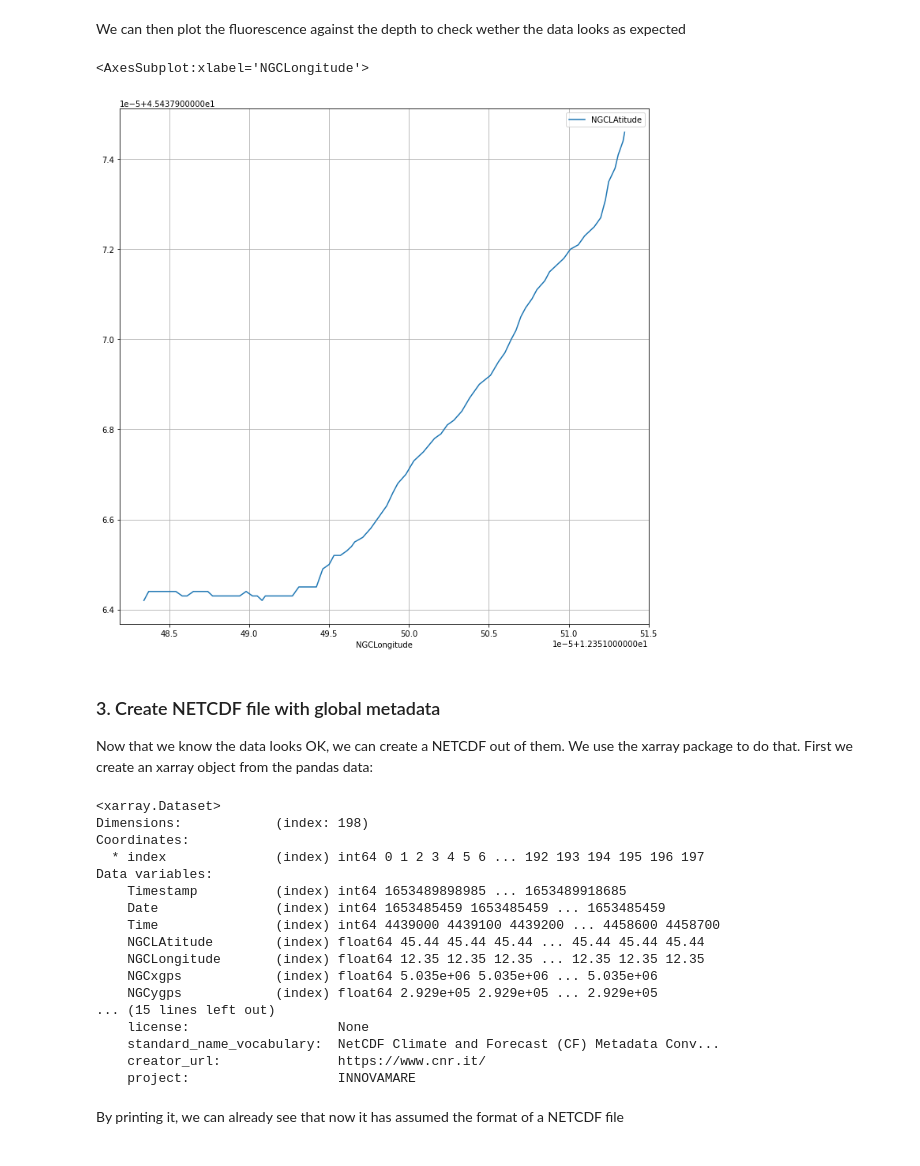
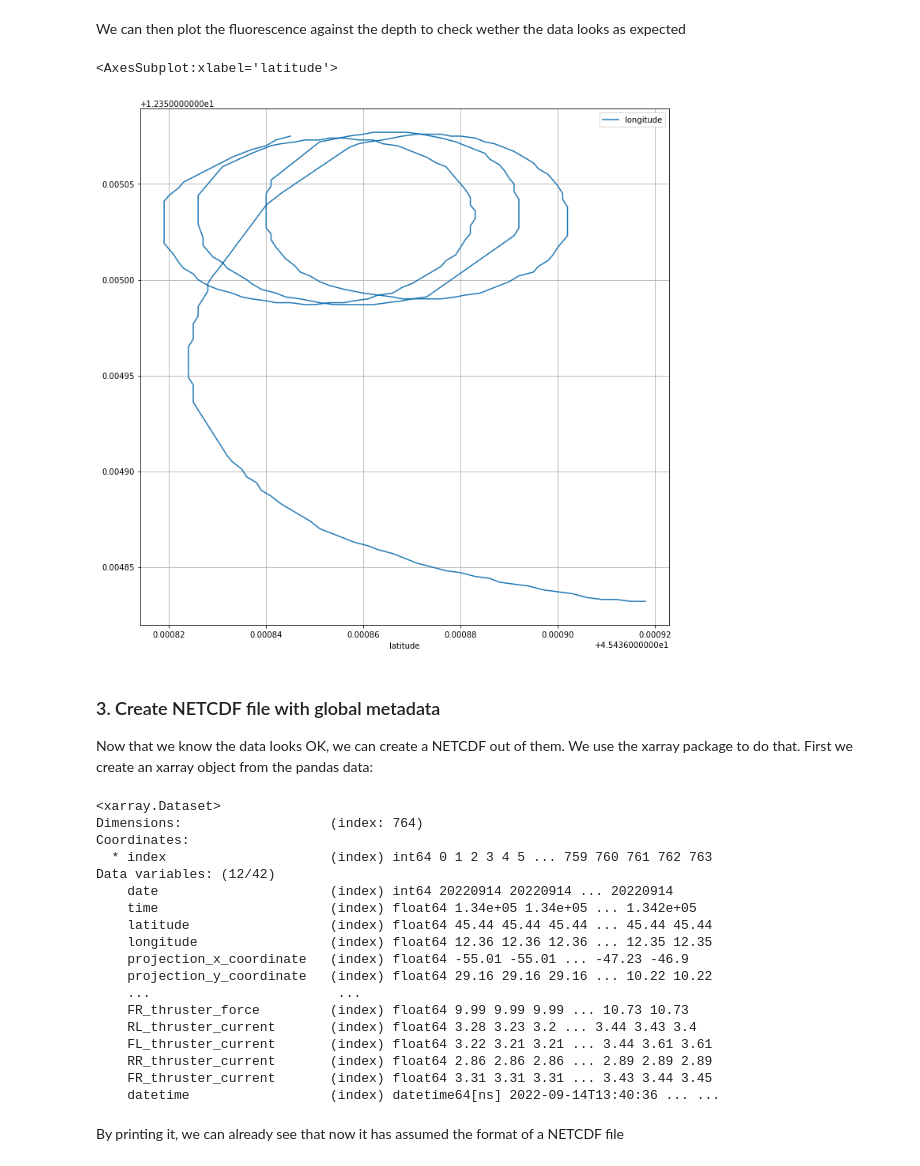
Before and after one commit to CorradoMotta/FAIR-Data-in-Marine-Robotics, a Jupyter notebook: netcdf_conventions.ipynb, the cells around one changed output. Saved outputs shown, nothing was run; the diff lists cells and outputs as text; code cells hidden in the pictures.

Commit message:
Updating global metadata generation Updates: * Adding auto fill of global metadata * Fixing and enanching generation of all metadata * Adding data folder

```diff
--- a/netcdf_conventions.ipynb
+++ b/netcdf_conventions.ipynb
@@ -168,0 +176,5 @@ data = data.droplevel(1, axis=1)
+# %%
+# join date and time
+data["datetime"] = data["date"].astype(str)+ " " + data["time"].astype(str)
+# create a datetime python object
+data["datetime"] = pd.to_datetime(data['datetime'], format='%yy%m%d %H%M%S.%s', infer_datetime_format=True)
@@ -179,10 +244,10 @@ Index(['Timestamp', 'Date', 'Time', 'NGCLAtitude', 'NGCLongitude', 'NGCxgps',
 # %% [markdown]
 We can then plot the fluorescence against the depth to check wether the data looks as expected
 # %%
-data.plot(x='NGCLongitude', y='NGCLAtitude', figsize=(12,12), grid = True)
+data.plot(x='latitude', y='longitude', figsize=(12,12), grid = True)
 # %% [output]
-<AxesSubplot:xlabel='NGCLongitude'>
+<AxesSubplot:xlabel='latitude'>
-[figure, old version]
+[figure, new version]
 # %% [markdown]
 ### 3. Create NETCDF file with global metadata <a class="anchor" id="create_nc"></a>
 Now that we know the data looks OK, we can create a NETCDF out of them. We use the xarray package to do that. First we create an xarray object from the pandas data:
@@ -192,22 +257,23 @@ xr = xarray.Dataset.from_dataframe(data)
 xr
 # %% [output]
 <xarray.Dataset>
-Dimensions:            (index: 198)
+Dimensions:                   (index: 764)
 Coordinates:
-  * index              (index) int64 0 1 2 3 4 5 6 ... 192 193 194 195 196 197
-Data variables:
-    Timestamp          (index) int64 1653489898985 ... 1653489918685
-    Date               (index) int64 1653485459 1653485459 ... 1653485459
-    Time               (index) int64 4439000 4439100 4439200 ... 4458600 4458700
-    NGCLAtitude        (index) float64 45.44 45.44 45.44 ... 45.44 45.44 45.44
-    NGCLongitude       (index) float64 12.35 12.35 12.35 ... 12.35 12.35 12.35
-    NGCxgps            (index) float64 5.035e+06 5.035e+06 ... 5.035e+06
-    NGCygps            (index) float64 2.929e+05 2.929e+05 ... 2.929e+05
-... (15 lines left out)
-    license:                   None
-    standard_name_vocabulary:  NetCDF Climate and Forecast (CF) Metadata Conv...
-    creator_url:               https://www.cnr.it/
-    project:                   INNOVAMARE
+  * index                     (index) int64 0 1 2 3 4 5 ... 759 760 761 762 763
+Data variables: (12/42)
+    date                      (index) int64 20220914 20220914 ... 20220914
+    time                      (index) float64 1.34e+05 1.34e+05 ... 1.342e+05
+    latitude                  (index) float64 45.44 45.44 45.44 ... 45.44 45.44
+    longitude                 (index) float64 12.36 12.36 12.36 ... 12.35 12.35
+    projection_x_coordinate   (index) float64 -55.01 -55.01 ... -47.23 -46.9
+    projection_y_coordinate   (index) float64 29.16 29.16 29.16 ... 10.22 10.22
+    ...                        ...
+    FR_thruster_force         (index) float64 9.99 9.99 9.99 ... 10.73 10.73
+    RL_thruster_current       (index) float64 3.28 3.23 3.2 ... 3.44 3.43 3.4
+    FL_thruster_current       (index) float64 3.22 3.21 3.21 ... 3.44 3.61 3.61
+    RR_thruster_current       (index) float64 2.86 2.86 2.86 ... 2.89 2.89 2.89
+    FR_thruster_current       (index) float64 3.31 3.31 3.31 ... 3.43 3.44 3.45
+    datetime                  (index) datetime64[ns] 2022-09-14T13:40:36 ... ...
 # %% [markdown]
 By printing it, we can already see that now it has assumed the format of a NETCDF file
 # %% [markdown]
```
Also changed, not shown: parts of 21 cells of this notebook, 11 other files.
